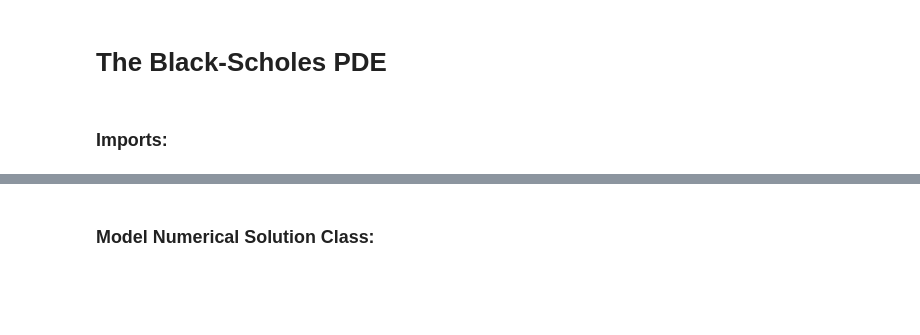
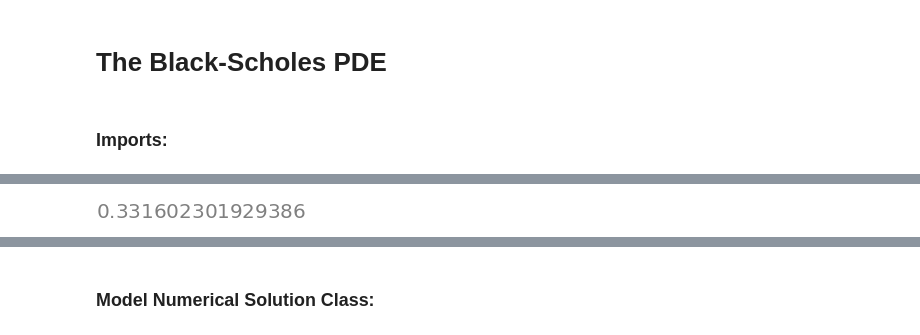
Before and after one commit to KareemElozeiri/Black-Scholes-Analysis, a Jupyter notebook: model.ipynb, the cells around one changed output, grey strips where cells are left out. Cells and saved outputs as stored; diff of their text form; code cells hidden in the pictures; blank space fills up the shorter version.

```diff
--- a/model.ipynb
+++ b/model.ipynb
@@ -19,0 +70,6 @@ sympy.init_printing()
+# %%
+daily_returns = np.zeros(250)
+for i in range(len(df)-250,len(df)):
+    daily_returns[i-1-len(df)+250] = np.log(df["Close"][i]/df["Close"][i-1])
+
+daily_returns
@@ -19,0 +94,5 @@ sympy.init_printing()
+# %%
+annual_volatility = np.std(daily_returns) * 250**0.5
+annual_volatility
+# %% [output]
+[figure, added]
```
Also changed, not shown: parts of 21 cells of this notebook.
